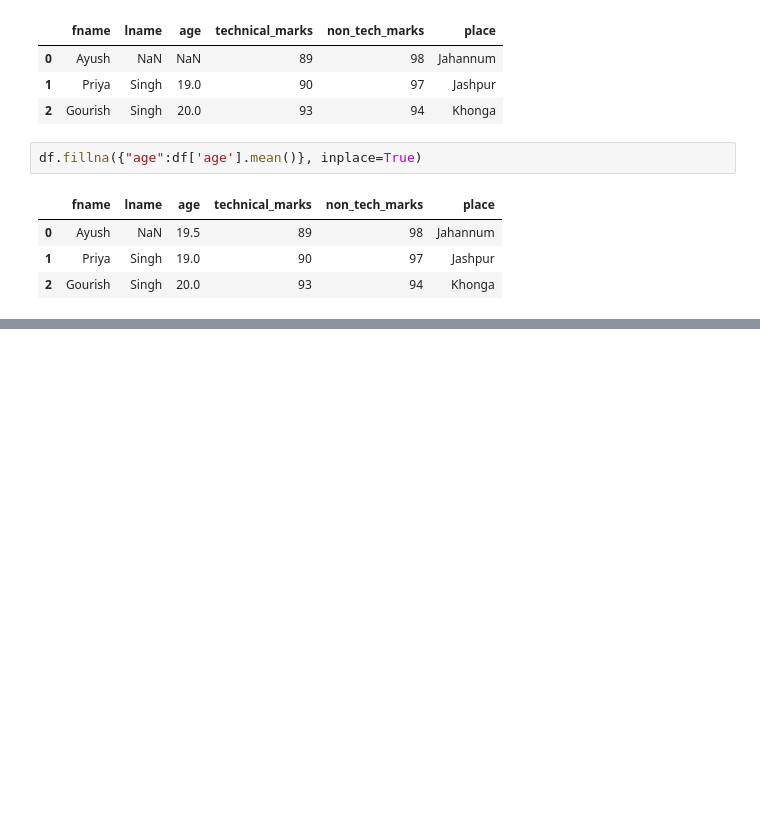
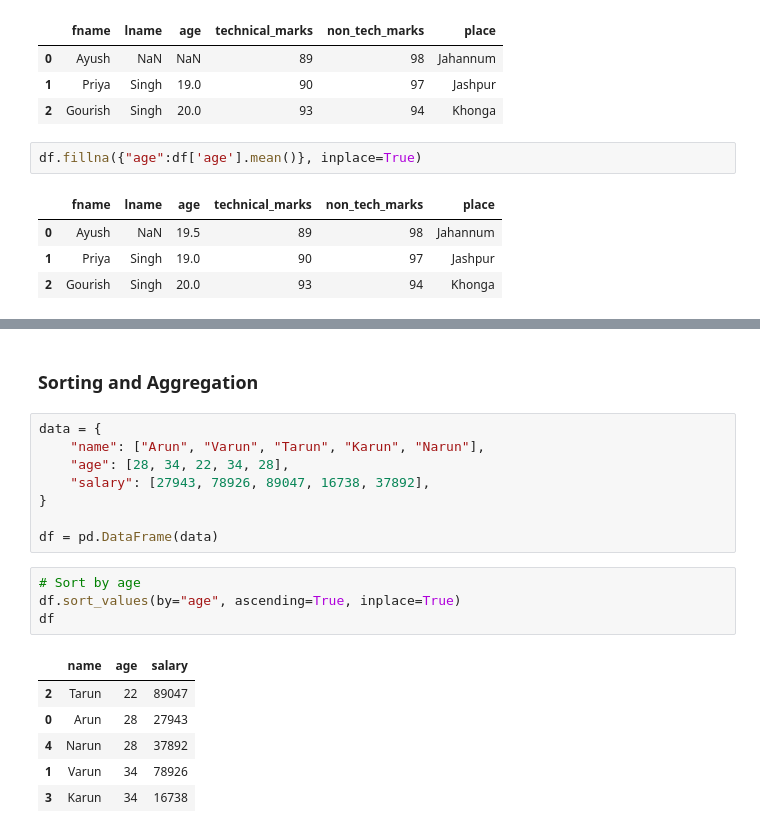
Before and after one commit to ayushsingh-ayushsingh/learn-ml, a Jupyter notebook: learn_pd/pd.ipynb, the cells around one changed output, grey strips where cells are left out. Drawn from its saved outputs; the diff is of its cells as text; blank space fills up the shorter version.

```diff
--- a/ds/learn_pd/1.ipynb
+++ b/learn_pd/pd.ipynb
@@ -392,0 +418,21 @@ df
+# %% [markdown]
+### Sorting and Aggregation
+# %%
+data = {
+    "name": ["Arun", "Varun", "Tarun", "Karun", "Narun"],
+    "age": [28, 34, 22, 34, 28],
+    "salary": [27943, 78926, 89047, 16738, 37892],
+}
+
+df = pd.DataFrame(data)
+# %%
+# Sort by age
+df.sort_values(by="age", ascending=True, inplace=True)
+df
+# %% [output]
+|  | name | age | salary |
+| 2 | Tarun | 22 | 89047 |
+| 0 | Arun | 28 | 27943 |
+| 4 | Narun | 28 | 37892 |
+| 1 | Varun | 34 | 78926 |
+| 3 | Karun | 34 | 16738 |
```
Also changed, not shown: parts of 15 cells of this notebook, 9 other files.
